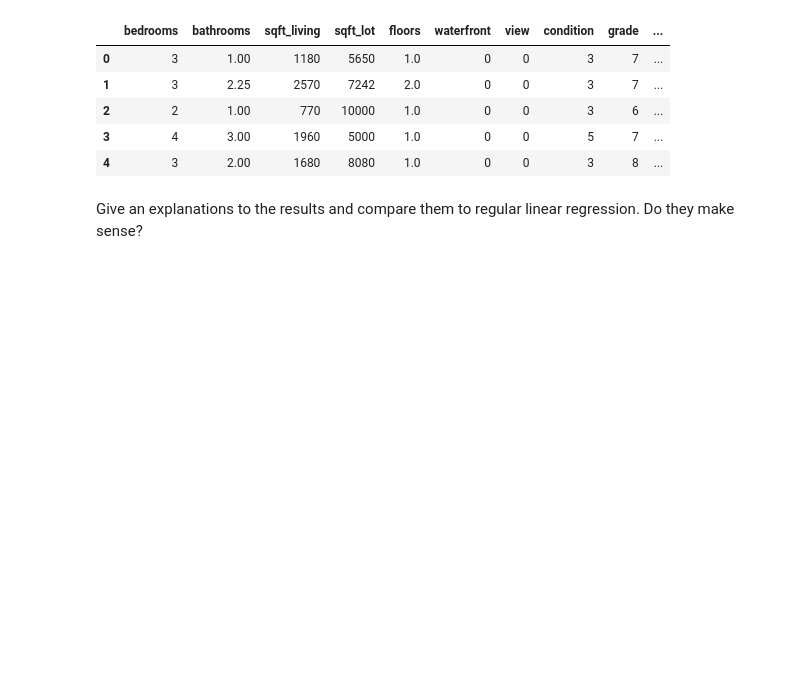
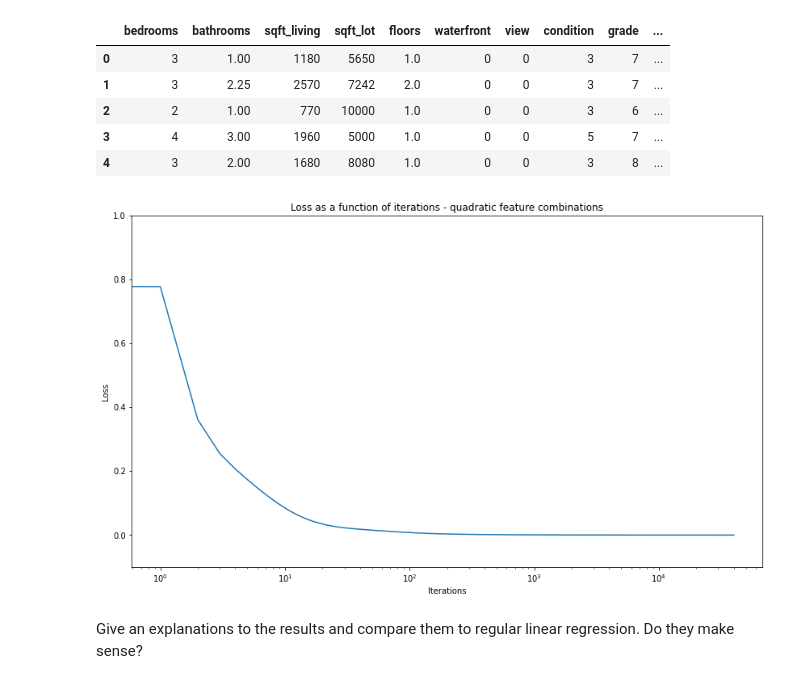
Before and after one commit to Omergral/Machine_Learning_Msc, a Jupyter notebook: HW_1/hw1.ipynb, the cells around one changed output. Cells and saved outputs as stored; diff of their text form; code cells hidden in the pictures; blank space fills up the shorter version.

```diff
--- a/HW_1/hw1.ipynb
+++ b/HW_1/hw1.ipynb
@@ -560,0 +576,13 @@ all_features.head(5)
+# %%
+# preprocessing
+X, y = preprocess(X, y)
+# %%
+# training and validation split
+np.random.seed(42)
+indices = np.random.permutation(X.shape[0])
+idx_train, idx_val = indices[:int(0.8*X.shape[0])], indices[int(0.8*X.shape[0]):]
+X_train, X_val = X[idx_train,:], X[idx_val,:]
+y_train, y_val = y[idx_train], y[idx_val]
+# %%
+X_train = bias_trick(X_train)
+X_val = bias_trick(X_val)
@@ -561,3 +593,20 @@ all_features.head(5)
+# %%
+np.random.seed(42)
+shape = X_train.shape[1]
+theta = np.random.random(shape)
+iterations = 40000
+theta, J_history = gradient_descent(X_train ,y_train, theta, best_alpha, iterations)
+# %%
+fig, axes = plt.subplots(1, 1, figsize=(14, 8))
+axes.plot(np.arange(iterations), J_history)
+axes.set_xscale('log')
+axes.set_ylim([-0.1, 1])
+axes.set_xlabel('Iterations')
+axes.set_ylabel('Loss')
+axes.set_title('Loss as a function of iterations - quadratic feature combinations')
+fig.show()
+# %% [output]
+[figure, added]
 # %% [markdown]
 Give an explanations to the results and compare them to regular linear regression. Do they make sense?
 # %% [markdown]
```
Also changed, not shown: parts of 10 cells of this notebook.
